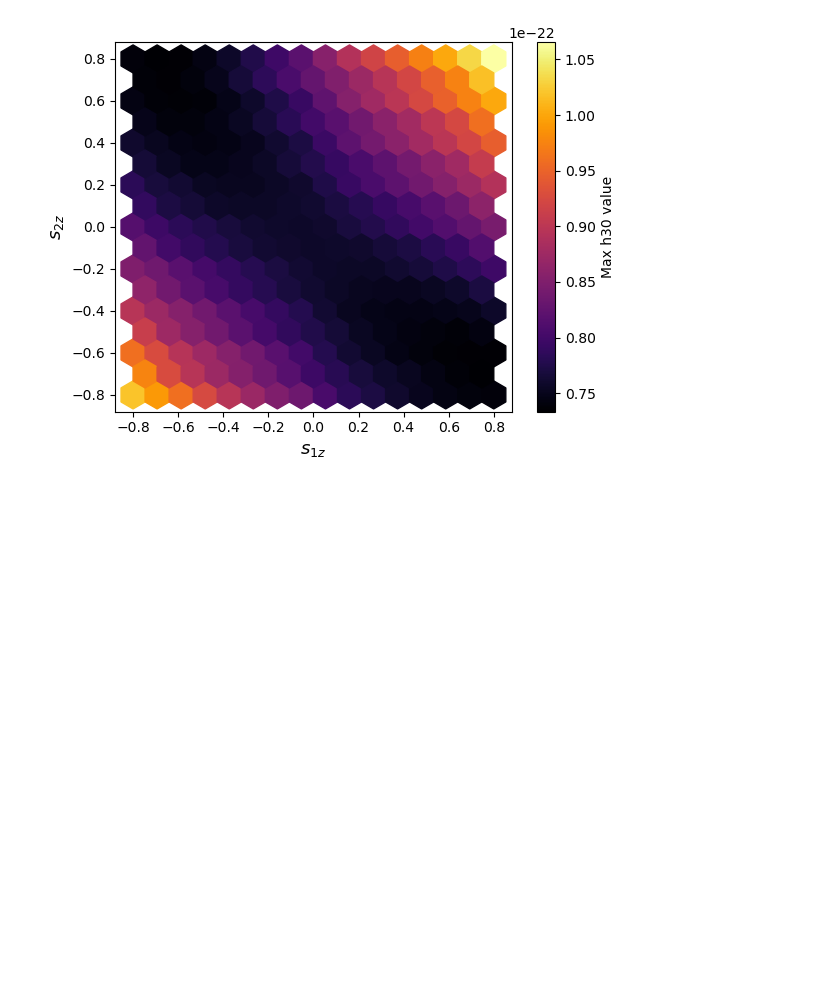
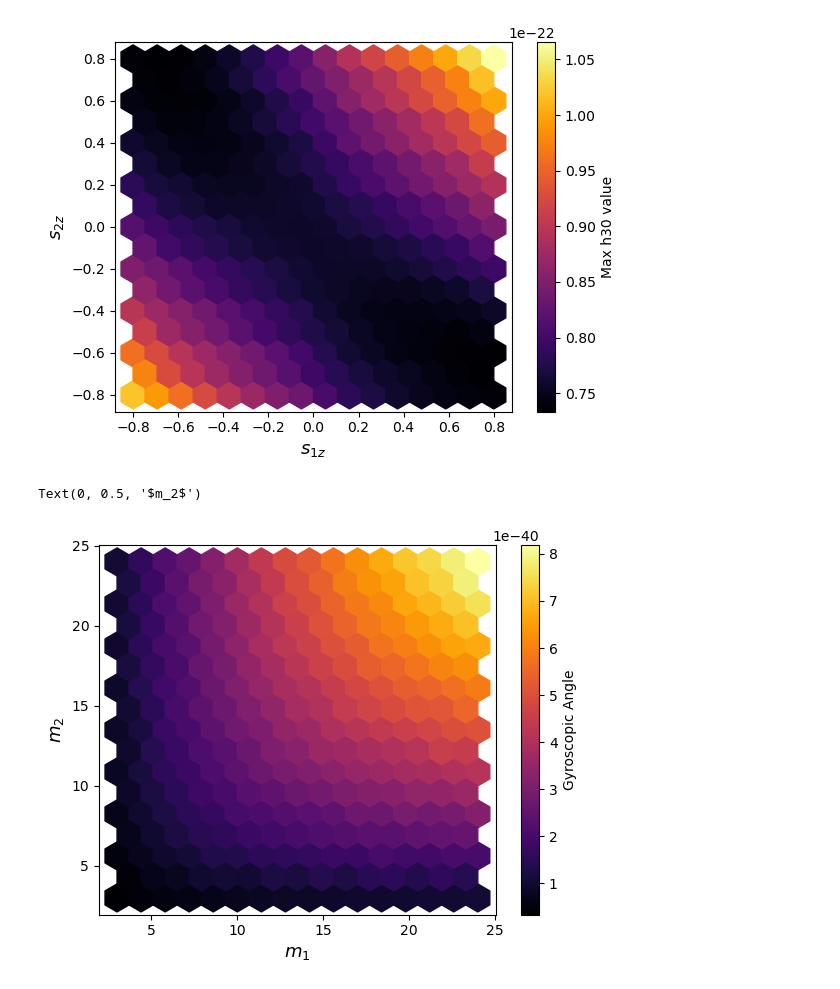
Before and after one commit to metaldata/GyroMem, a Jupyter notebook: Gyro.ipynb, the cells around one changed output. Drawn from its saved outputs; the diff is of its cells as text; code cells hidden in the pictures; blank space fills up the shorter version.

```diff
--- a/Gyro.ipynb
+++ b/Gyro.ipynb
@@ -34,7 +34,7 @@ for S1 in range(17):
         t, h, dyn = sur(q, chiA, chiB, dt=dt, f_low=f_low, M=M, dist_mpc=dist_mpc, units='mks')
         Hgyro[S1,S2] = Hgyro[S2,S1] = GyroPhi(h)
         Hspin[S1,S2] = Hspin[S2,S1] = SpinPhi(h)
-        Hh30[S1,S2] = Hh30[S2,S1] = max(h[(3,0)].imag)
+        Hh30[S1,S2] = Hh30[S2,S1] = max(abs(h[(3,0)].imag))
 
 s1f = s1.flatten()
 s2f = s2.flatten()
@@ -65,3 +65,40 @@ P.ylabel('$s_{2z}$',fontsize=13)
 # %% [output]
 Text(0, 0.5, '$s_{2z}$')
 [figure]
+# %%
+m1 = m2 = np.linspace(3, 24, 22)
+m1, m2 = np.meshgrid(m1, m2)
+
+mHgyro = m1*m2
+mHspin = m1*m2
+mHh30 = m1*m2
+
+q = 1.0
+chiA = chiB = [0, 0, 0]
+M = 60.0
+dist_mpc = 100     # distance in megaparsecs
+dt = 1./4096       # step size in seconds
+f_low = 20         # initial frequency in Hz
+
+for M1 in range(22):
+    for M2 in range (M1,22):
+        q = (M2+3)/(M1+3)
+        M = M1+M2+6
+        t, h, dyn = sur(q, chiA, chiB, dt=dt, f_low=f_low, M=M, dist_mpc=dist_mpc, units='mks')
+        mHgyro[M1,M2] = mHgyro[M2,M1] = GyroPhi(h)
+        mHspin[M1,M2] = mHspin[M2,M1] = SpinPhi(h)
+        mHh30[M1,M2] = mHh30[M2,M1] = max(abs(h[(3,0)].imag))
+
+m1f = m1.flatten()
+m2f = m2.flatten()
+mHgyrof = mHgyro.flatten()
+mHspinf = mHspin.flatten()
+mHh30f = mHh30.flatten()
+# %%
+hb = P.hexbin(m1f, m2f, C=abs(mHgyrof), gridsize=15, cmap='inferno')
+P.colorbar(hb, label='Gyroscopic Angle')
+P.xlabel('$m_1$',fontsize=13)
+P.ylabel('$m_2$',fontsize=13)
+# %% [output]
+Text(0, 0.5, '$m_2$')
+[figure, added]
```
Also changed, not shown: parts of 2 cells of this notebook.
